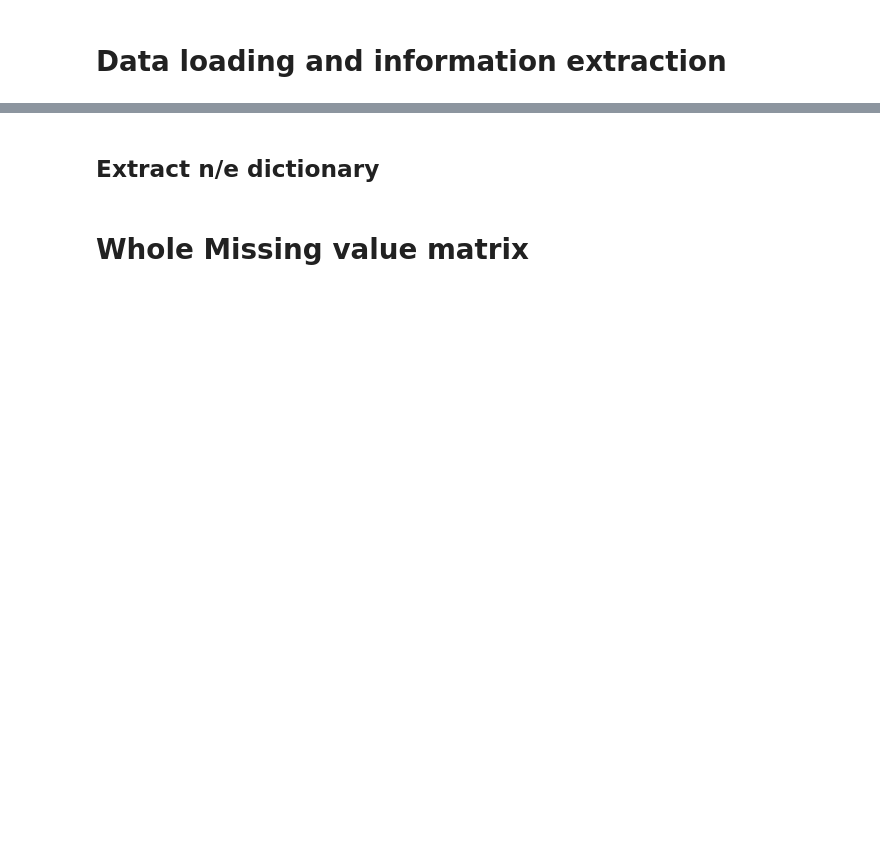
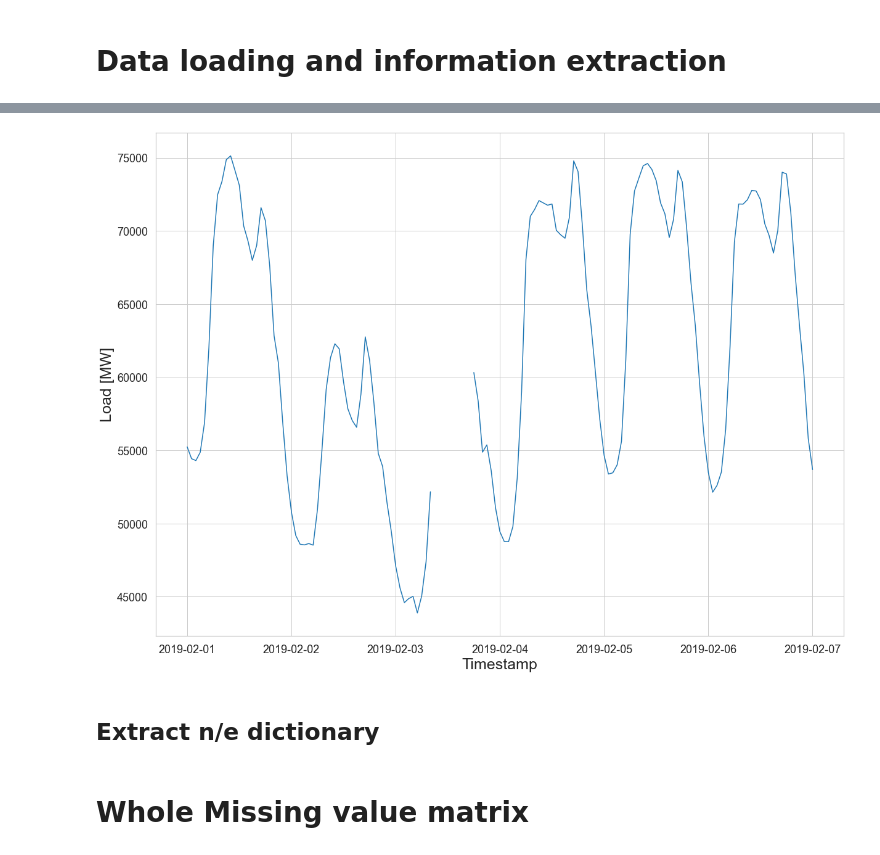
Before and after one commit to cbuelt/transformer-imputing, a Jupyter notebook: preprocessing/Missing values.ipynb, the cells around one changed output, grey strips where cells are left out. Drawn from its saved outputs; the diff is of its cells as text; code cells hidden in the pictures; blank space fills up the shorter version.

```diff
--- a/preprocessing/Missing values.ipynb
+++ b/preprocessing/Missing values.ipynb
@@ -27,3 +44,22 @@ no_features = len(all_data.columns[2:])
+# %%
+subset = all_data[all_data["Country"] == "DE-LU"]["Load"]
+subset = subset[(subset.index <= "2019-02-07") & (subset.index >= "2019-02-01")]
+sub_1 = subset[subset.index <= "2019-02-03 09:00:00+00:00"]
+sub_2 = subset[subset.index >= "2019-02-03 17:00:00+00:00"]
+sub_nan = subset[subset.isna()]
+sub_not_nan = subset[subset.notna()]
+# %%
+sns.set_theme(style="whitegrid")
+
+fig, ax = plt.subplots(figsize=(20,15))
+sns.lineplot(x = sub_1.index, y = sub_1, color = "tab:blue")
+sns.lineplot(x = sub_2.index, y = sub_2, color = "tab:blue")
+ax.set_xlabel("Timestamp", fontsize = 25)
+ax.set_ylabel("Load [MW]", fontsize = 25)
+ax.tick_params(axis='both', which='major', labelsize = 18)
+plt.savefig("time_series_example.pdf", dpi = 300, bbox_inches = "tight")
+# %% [output]
+[figure, added]
 # %% [markdown]
 ## Extract n/e dictionary
 # %%
```
Also changed, not shown: parts of 14 cells of this notebook, 11 other files.
